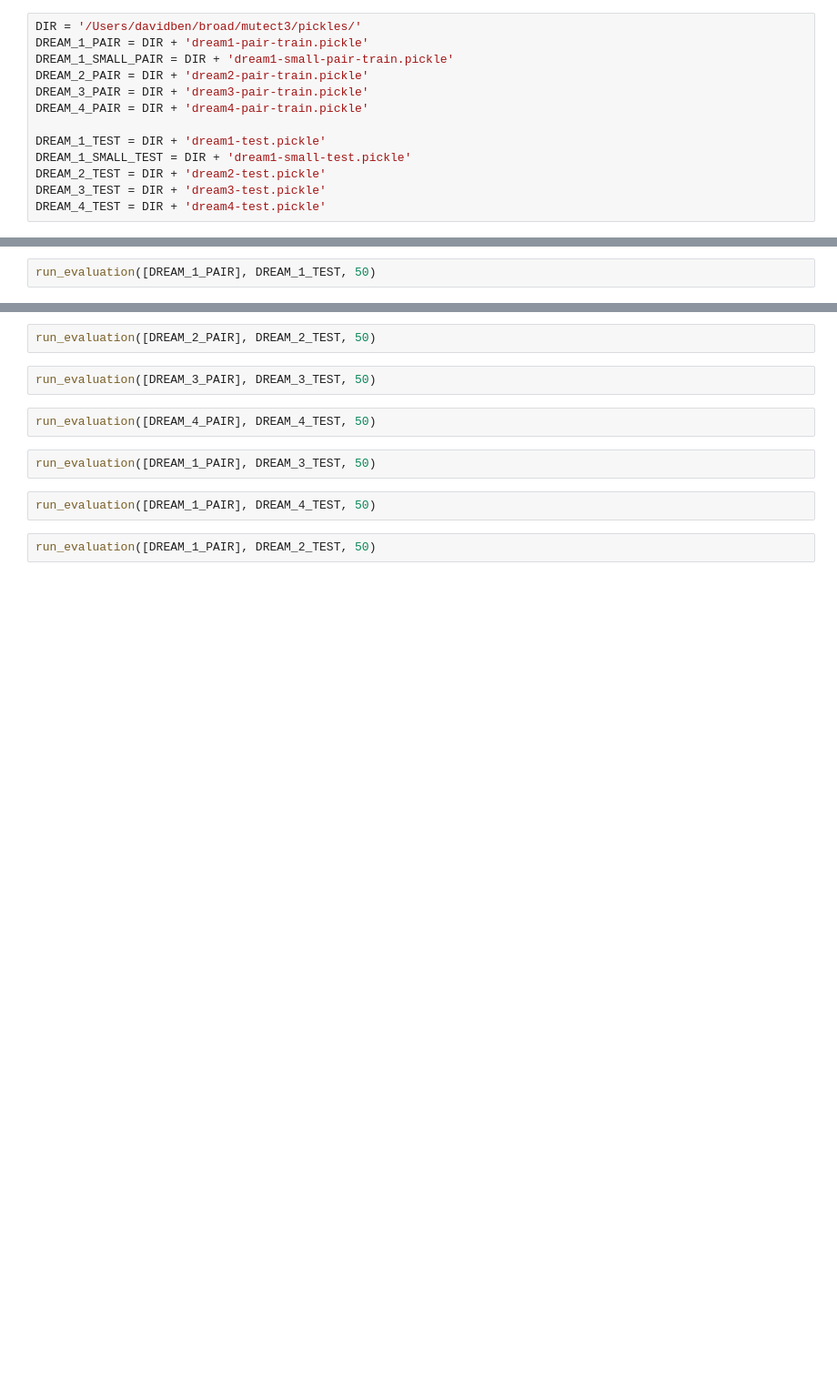
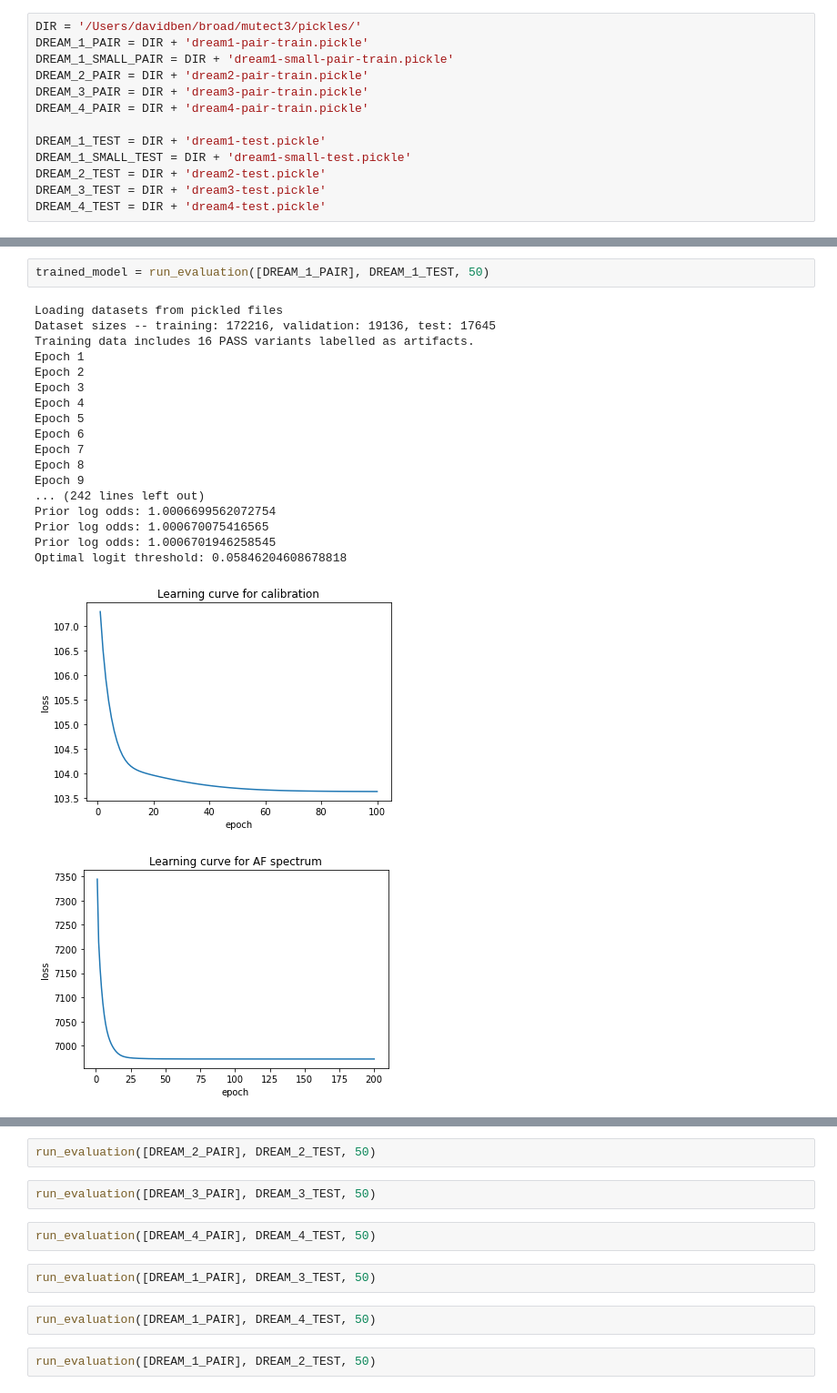
Before and after one commit to davidbenjamin/permutect, a Jupyter notebook: mutect3.ipynb, the cells around one changed output, grey strips where cells are left out. Shown at 91% size. Saved outputs shown, nothing was run; the diff lists cells and outputs as text; blank space fills up the shorter version.

```diff
--- a/mutect3.ipynb
+++ b/mutect3.ipynb
@@ -153,2 +136,22 @@ DREAM_4_TEST = DIR + 'dream4-test.pickle'
 # %%
-run_evaluation([DREAM_1_PAIR], DREAM_1_TEST, 50)
+trained_model = run_evaluation([DREAM_1_PAIR], DREAM_1_TEST, 50)
+# %% [output]
+Loading datasets from pickled files
+Dataset sizes -- training: 172216, validation: 19136, test: 17645
+Training data includes 16 PASS variants labelled as artifacts.
+Epoch 1
+Epoch 2
+Epoch 3
+Epoch 4
+Epoch 5
+Epoch 6
+Epoch 7
+Epoch 8
+Epoch 9
+... (242 lines left out)
+Prior log odds: 1.0006699562072754
+Prior log odds: 1.000670075416565
+Prior log odds: 1.0006701946258545
+Optimal logit threshold: 0.05846204608678818
+[figure, added]
+[figure, added]
```
Also changed, not shown: parts of 13 cells of this notebook, 4 other files.
